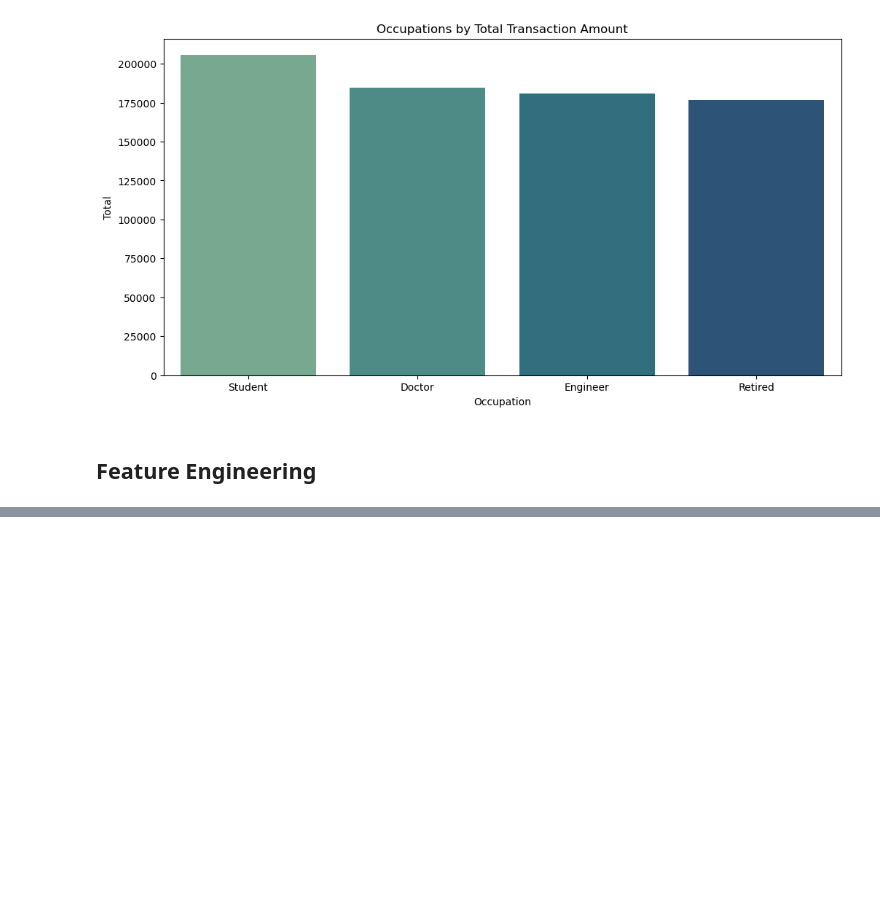
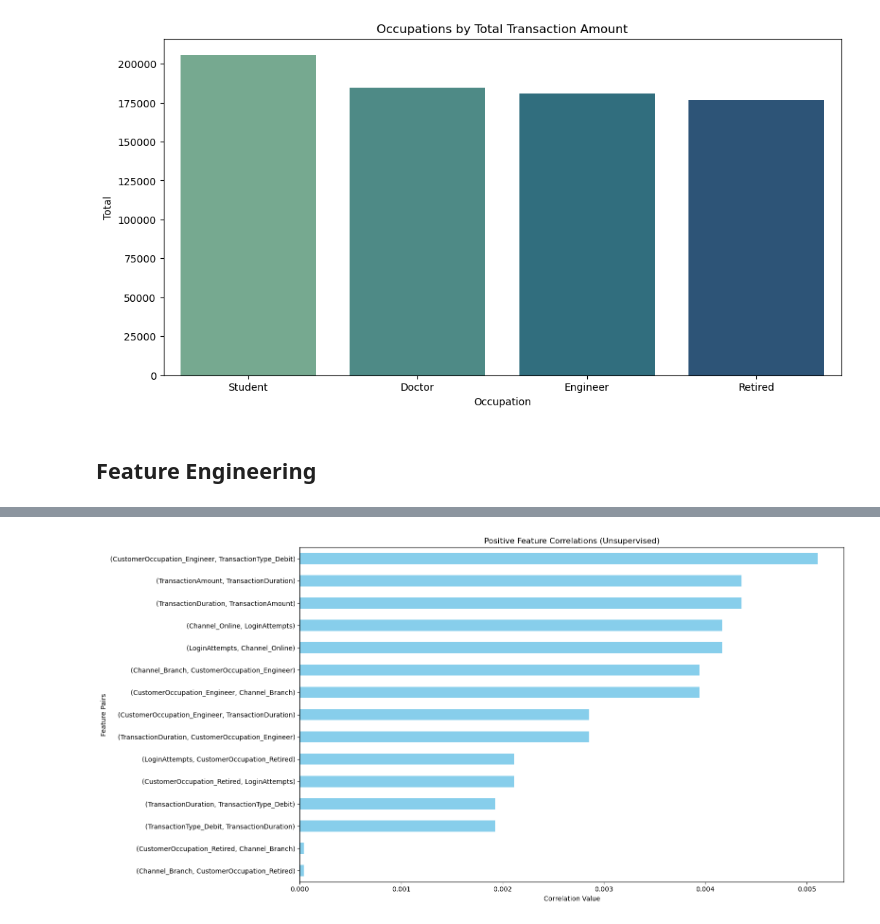
Before and after one commit to mahabub-rah/Fundamental-ML-Project, a Jupyter notebook: unSuperviesed _bank_data/main.ipynb, the cells around one changed output, grey strips where cells are left out. Saved outputs shown, nothing was run; the diff lists cells and outputs as text; code cells hidden in the pictures; blank space fills up the shorter version.

```diff
--- a/unSuperviesed _bank_data/main.ipynb
+++ b/unSuperviesed _bank_data/main.ipynb
@@ -424,0 +491,14 @@ array([1, 3, 5, 2, 4])
+# %%
+# positive and negative correlations
+positive_corr = corr_unstacked[corr_unstacked > 0].sort_values(ascending=True).head(15)
+negative_corr = corr_unstacked[corr_unstacked < 0].sort_values(ascending=False).head(15)
+# %%
+# bar plot for  for top 20 positive correlations
+plt.figure(figsize=(16, 8))
+positive_corr.plot(kind='barh', color='skyblue', label='Positive Correlations')
+plt.title('Positive Feature Correlations (Unsupervised)')
+plt.xlabel('Correlation Value')
+plt.ylabel('Feature Pairs')
+plt.tight_layout()
+# %% [output]
+[figure, added]
```
Also changed, not shown: parts of 14 cells of this notebook.
